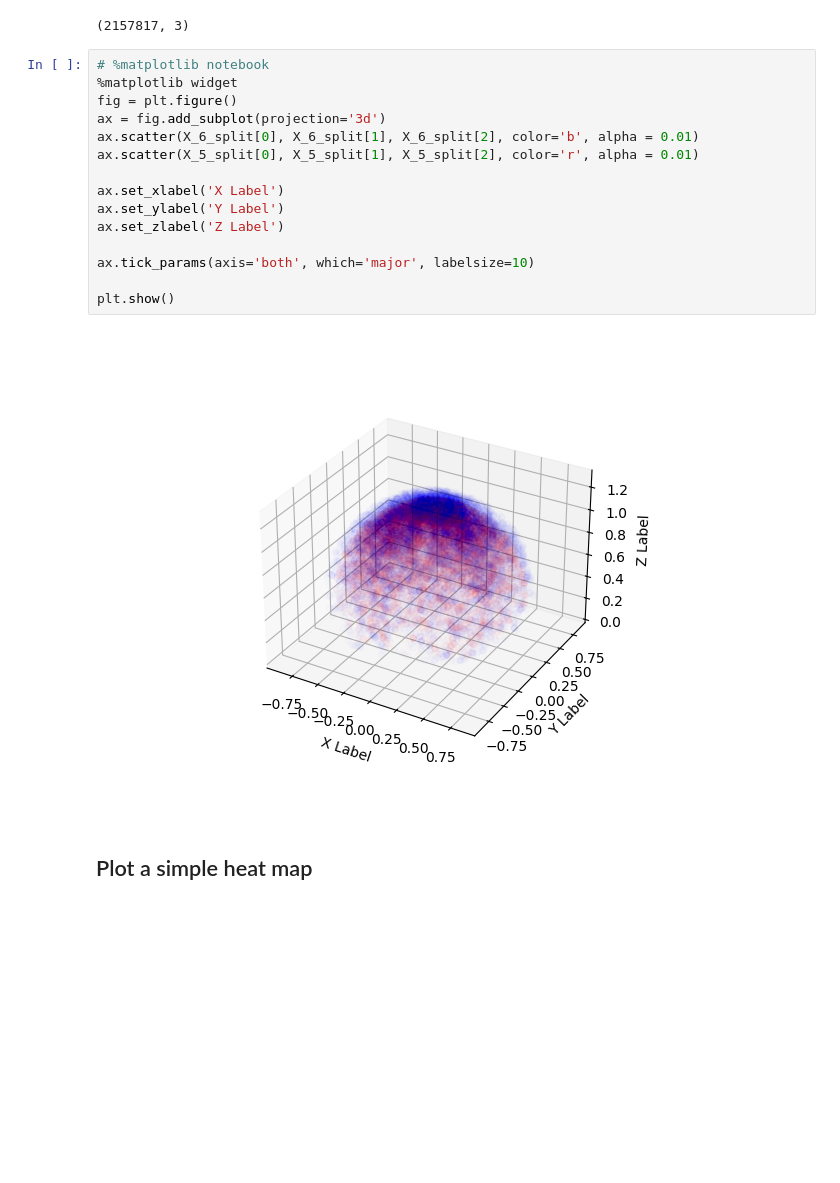
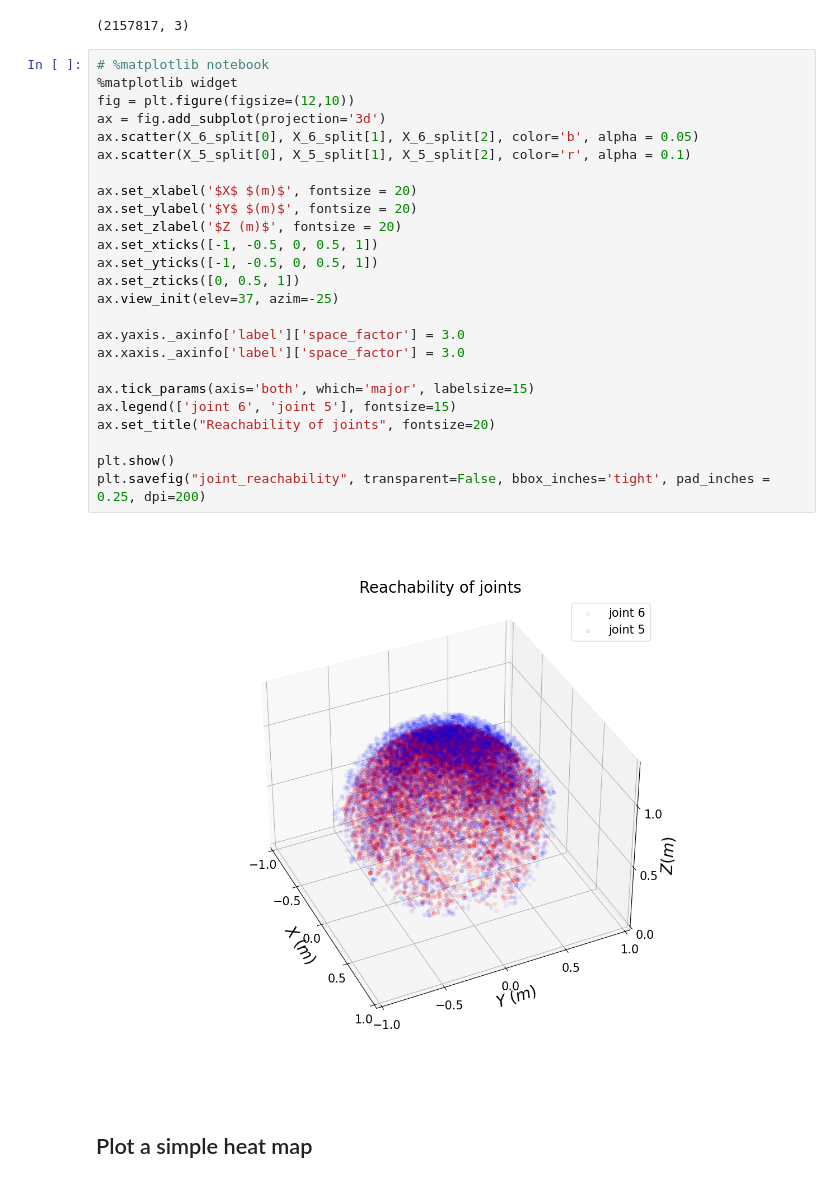
Before and after one commit to epfl-lasa/hitting_sim, a Jupyter notebook: data_processing.ipynb, the cells around one changed output. Cells and saved outputs as stored; diff of their text form; blank space fills up the shorter version.

```diff
--- a/data_processing.ipynb
+++ b/data_processing.ipynb
@@ -57,20 +59,30 @@ print(np.array(X_6).shape)
 # %%
 # %matplotlib notebook
 %matplotlib widget
-fig = plt.figure()
+fig = plt.figure(figsize=(12,10))
 ax = fig.add_subplot(projection='3d')
-ax.scatter(X_6_split[0], X_6_split[1], X_6_split[2], color='b', alpha = 0.01)
-ax.scatter(X_5_split[0], X_5_split[1], X_5_split[2], color='r', alpha = 0.01)
+ax.scatter(X_6_split[0], X_6_split[1], X_6_split[2], color='b', alpha = 0.05)
+ax.scatter(X_5_split[0], X_5_split[1], X_5_split[2], color='r', alpha = 0.1)
 
-ax.set_xlabel('X Label')
-ax.set_ylabel('Y Label')
-ax.set_zlabel('Z Label')
+ax.set_xlabel('$X$ $(m)$', fontsize = 20)
+ax.set_ylabel('$Y$ $(m)$', fontsize = 20)
+ax.set_zlabel('$Z (m)$', fontsize = 20)
+ax.set_xticks([-1, -0.5, 0, 0.5, 1])
+ax.set_yticks([-1, -0.5, 0, 0.5, 1])
+ax.set_zticks([0, 0.5, 1])
+ax.view_init(elev=37, azim=-25)
 
-ax.tick_params(axis='both', which='major', labelsize=10)
+ax.yaxis._axinfo['label']['space_factor'] = 3.0
+ax.xaxis._axinfo['label']['space_factor'] = 3.0
+
+ax.tick_params(axis='both', which='major', labelsize=15)
+ax.legend(['joint 6', 'joint 5'], fontsize=15)
+ax.set_title("Reachability of joints", fontsize=20)
 
 plt.show()
+plt.savefig("joint_reachability", transparent=False, bbox_inches='tight', pad_inches = 0.25, dpi=200)
 # %% [output]
-[figure, old version]
+[figure, new version]
 # %% [markdown]
 ## Plot a simple heat map
 # %%
```
Also changed, not shown: parts of 12 cells of this notebook, 6 other files.
